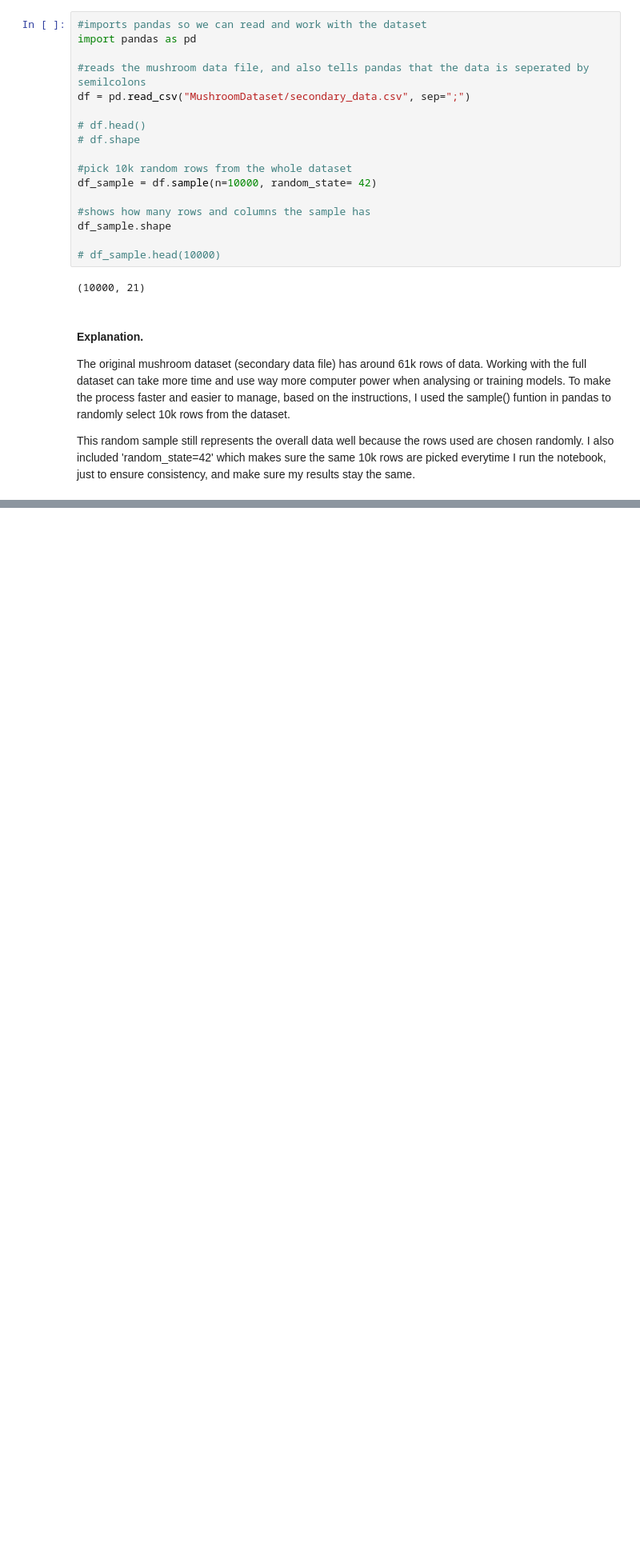
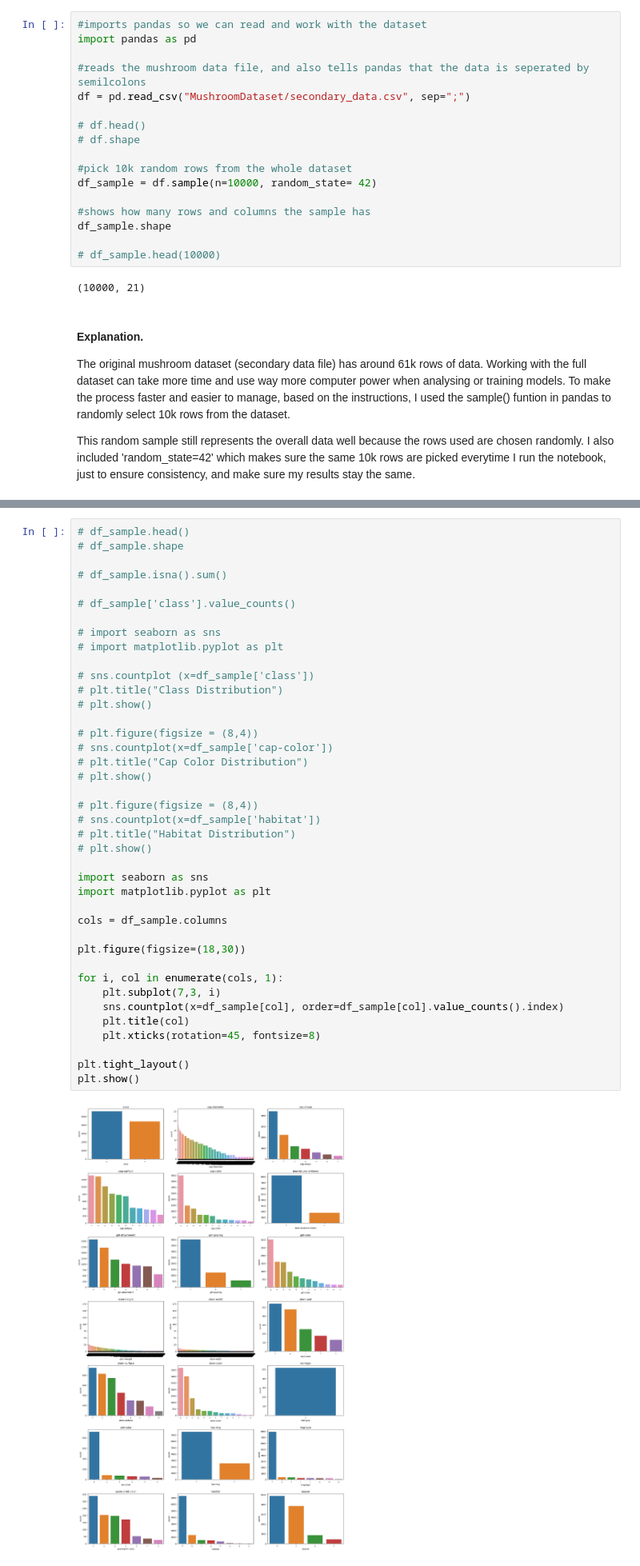
Before and after one commit to kayma0/CS4049_assessment2_chikayma_nnaji, a Jupyter notebook: mushroom_dataset_analysis.ipynb, the cells around one changed output, grey strips where cells are left out. Shown: that part at 80% size. Cells and saved outputs as stored; diff of their text form; blank space fills up the shorter version.

```diff
--- a/mushroom_dataset_analysis.ipynb
+++ b/mushroom_dataset_analysis.ipynb
@@ -31,0 +35,42 @@ This random sample still represents the overall data well because the rows used
+# %%
+# df_sample.head()
+# df_sample.shape
+
+# df_sample.isna().sum()
+
+# df_sample['class'].value_counts()
+
+# import seaborn as sns
+# import matplotlib.pyplot as plt
+
+# sns.countplot (x=df_sample['class'])
+# plt.title("Class Distribution")
+# plt.show()
+
+# plt.figure(figsize = (8,4))
+# sns.countplot(x=df_sample['cap-color'])
+# plt.title("Cap Color Distribution")
+# plt.show()
+
+# plt.figure(figsize = (8,4))
+# sns.countplot(x=df_sample['habitat'])
+# plt.title("Habitat Distribution")
+# plt.show()
+
+import seaborn as sns
+import matplotlib.pyplot as plt
+
+cols = df_sample.columns
+
+plt.figure(figsize=(18,30))
+
+for i, col in enumerate(cols, 1):
+    plt.subplot(7,3, i)
+    sns.countplot(x=df_sample[col], order=df_sample[col].value_counts().index)
+    plt.title(col)
+    plt.xticks(rotation=45, fontsize=8)
+
+plt.tight_layout()
+plt.show()
+# %% [output]
+[figure, added]
```
Also changed, not shown: parts of 1 cell of this notebook, 1 other file.
